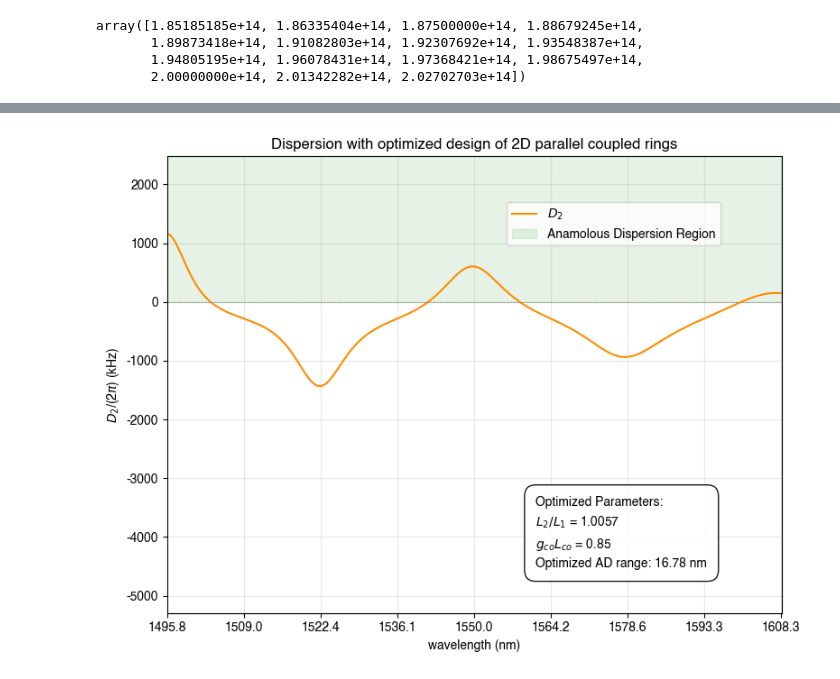
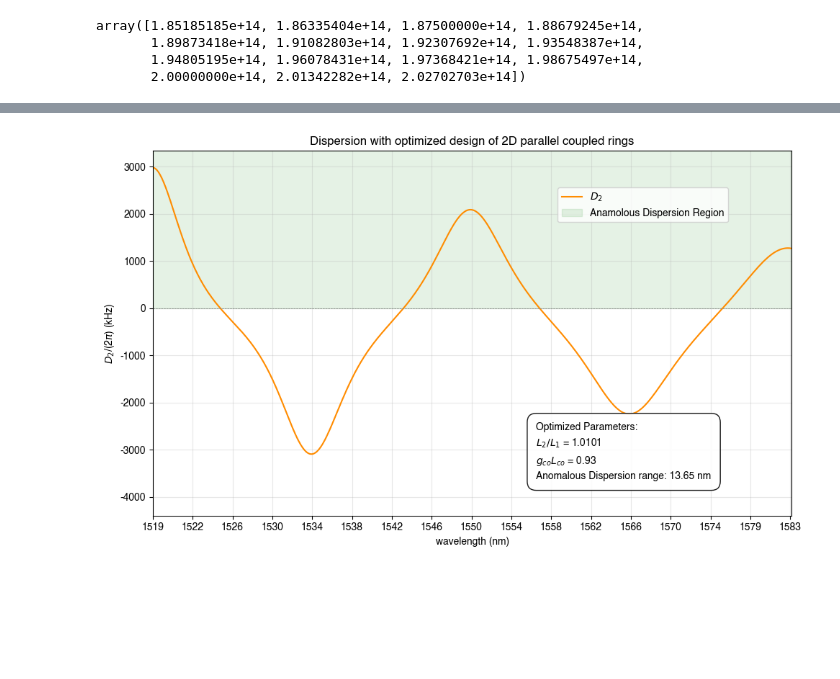
Before and after one commit to Harryxwh/SiNDispersionEngineering, a Jupyter notebook: 2D parallel rings.ipynb, the cells around one changed output, grey strips where cells are left out. Cells and saved outputs as stored; diff of their text form; code cells hidden in the pictures; blank space fills up the shorter version.

```diff
--- a/2D parallel rings.ipynb
+++ b/2D parallel rings.ipynb
@@ -141,5 +156,5 @@ np.float64(19.9501246882793)
 # %%
-Max_M_idx   = 5
+Max_M_idx   = 3
 num_of_pts  = 1000
 # %% [markdown]
 Find Kappa at different wavls
@@ -263,12 +275,0 @@ D_2o
-# %%
-L_small_coupling    = 0.3/g0
-D_small_couple      = Dispersion(m_arr_intp,D_ave,g_arr_intp,L_small_coupling,epsilon)
-# Y_small_couple    = Dispersion(m_arr_intp,D_ave,1,L1,epsilon)
-L_large_coupling    = 0.9/g0
-D_large_couple      = Dispersion(m_arr_intp,D_ave,g_arr_intp,L_large_coupling,epsilon)
-# Y_large_couple    = Dispersion(m_arr_intp,D_ave,1,L2,epsilon)
-D_iso               = D_2o * np.ones(np.shape(m_arr_intp))
-
-AD_range = AD_range_func(m_arr_intp,D_large_couple+D_iso,
-         M = M, FSR = D_ave/(2*np.pi))
-AD_range
@@ -315,8 +324,9 @@ Lco_arr         = gL_product_arr  / g0
 
 AD_range_arr = []
 for Lco in Lco_arr:
-    D_coupled  = Dispersion(m_arr_intp,D_ave,g_arr_intp,Lco,epsilon)
-    AD_range_res = AD_range_func(m_arr_intp, D_coupled + D_iso,
+    Reson_freq_arr =Reson_freq(m_arr_intp,D_ave,g_arr_intp,Lco,epsilon)
+    D_coupled_arr  = Dispersion_num(m_arr_intp,Reson_freq_arr)
+    AD_range_res   = AD_range_func(m_arr_intp[2:-2], D_coupled_arr + D_iso,
                                     M = M, FSR = D_ave/(2*np.pi))
     AD_range_arr.append(AD_range_res)
 
@@ -403,6 +417,7 @@ Plot_curve(data_arr,**param_dict)
 # %%
 gL_product_arr  = np.arange(0.1,1.6,0.01)
-L2_ratio_arr    = np.arange(1.001,1.011,0.0001)
+# L2_ratio_arr    = np.arange(1.001,1.011,0.0001)
+L2_ratio_arr    = np.linspace(L2/L1, L2/L1 ,1)
 epsilon_arr     = epsilon_func(L1, L1*L2_ratio_arr)
 Lco_arr         = gL_product_arr  / g0
 AD_range_arr    = []
@@ -418,8 +433,9 @@ for L2_ratio in L2_ratio_arr:
 
     AD_range_arr_given_L2 = []
     for Lco in Lco_arr:
-        D_coupled  = Dispersion(m_arr_intp,D_ave,g_arr_intp,Lco,epsilon)
-        AD_range_res = AD_range_func(m_arr_intp, D_coupled + D_iso,
+        Reson_freq_arr = Reson_freq(m_arr_intp,D_ave,g_arr_intp,Lco,epsilon)
+        D_coupled_arr  = Dispersion_num(m_arr_intp,Reson_freq_arr)
+        AD_range_res = AD_range_func(m_arr_intp[2:-2], D_coupled_arr + D_iso,
                                         M = M, FSR = D_ave/(2*np.pi))
         AD_range_arr_given_L2.append(AD_range_res)
 
@@ -504,39 +520,39 @@ array([-351.87719298, -175.93859649,    0.        ,  175.93859649,
 text           = "Optimized Parameters: \n"+ \
                 r"$L_2/L_1$ = {:.4f}".format((1+best_epsilon) / ( 1-best_epsilon)) +"\n" +\
                 r"$g_{co}L_{co}$ = "+"{:.2f}".format(best_gL) + "\n"+\
-                "Optimized AD range: {:.2f} nm".format(AD_range_arr[max_index])
+                "Anomalous Dispersion range: {:.2f} nm".format(AD_range_arr[max_index])
 
 data_arr       = np.flip(np.c_[D_best_couple +D_iso],axis=0)
 data_label_arr = [r"$D_2$"]
 linestyle_list = ["-"]*10
 
 data_arr     = (np.c_[m_arr_intp, data_arr/1e3/(2*np.pi)],)
-xticks       = np.arange(-Max_M_idx,Max_M_idx+0.5, 0.5)*M
-xtickslabels = np.array(["{:.1f}".format(3*1e8 / (freq_1550 + D_ave/(2*np.pi) * xtick) * 1e9) for xtick in xticks])
+xticks       = np.arange(-Max_M_idx,Max_M_idx+0.25, 0.25)*M
+xtickslabels = np.array(["{:.0f}".format(3*1e8 / (freq_1550 + D_ave/(2*np.pi) * xtick) * 1e9) for xtick in xticks])
 yticks       = ticks_arr(data_arr)
 param_dict = {
     "Y_legends"     : data_label_arr,
     "X_label"       : 'wavelength (nm)',
     "Y_label"       : r"$D_2$/(2$\pi$) (kHz)",
     "title"         : "Dispersion with optimized design of 2D parallel coupled rings",
-    "figsize"       : (8,6),
+    "figsize"       : (10,6),
     "marker_list"   : [""]*15,
     "linestyle_list": linestyle_list,
     "colors_list"   : ["DarkOrange"]+['Orange'],
     "xticks"        : xticks,
     "xtickslabel"   : np.flip(xtickslabels),
     "yticks"        : yticks,
     "xlim"          : (-Max_M_idx*M,(Max_M_idx)*M+1),
     # "ylim"          : (-2500,3000),
     "AD_region_color"    : True,
     "bbox_legend"   : (0.9,0.9),
     "text"          : text,
     "linespacing"   : 1.5,
     "loc_text"      : (0.6,0.1)
 }
 Plot_curve(data_arr,**param_dict)
 # %% [output]
-[figure, old version]
+[figure, new version]
 # %%
 # Best coupling length Lco
 best_gL/g0 * 1e3     #unit: mm
```
Also changed, not shown: parts of 27 cells of this notebook, 44 other files.
